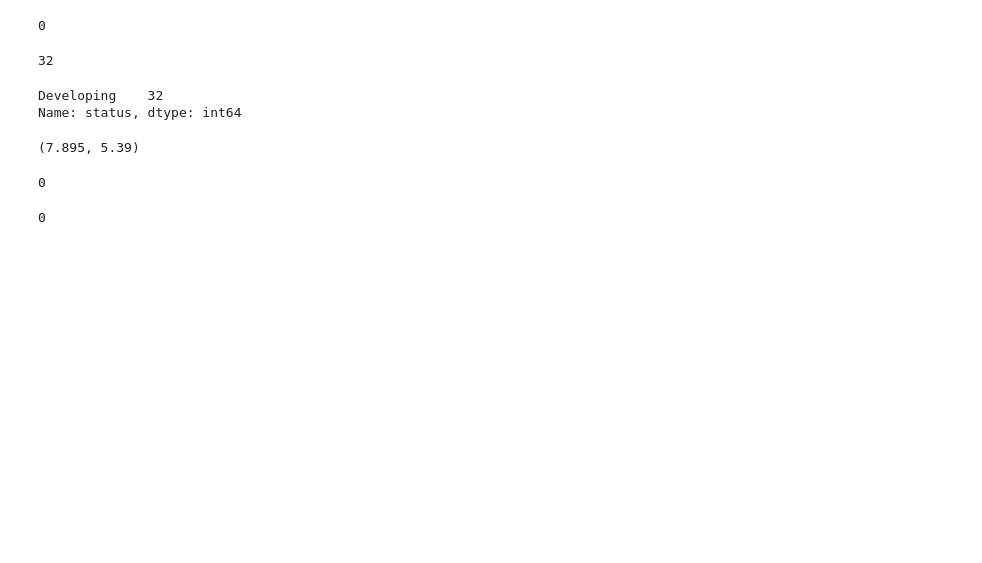
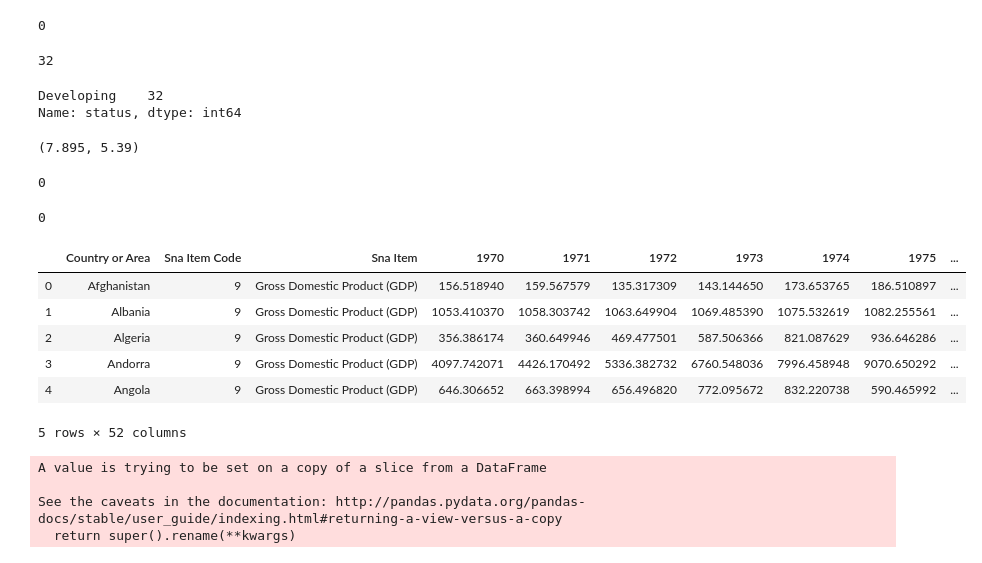
Before and after one commit to LeDorean/life_expectancy_analysis, a Jupyter notebook: notebooks/Untitled.ipynb, the cells around one changed output. Saved outputs shown, nothing was run; the diff lists cells and outputs as text; code cells hidden in the pictures; blank space fills up the shorter version.

```diff
--- a/notebooks/Untitled.ipynb
+++ b/notebooks/Untitled.ipynb
@@ -241,3 +241,22 @@ df.loc[missing_dip_index, 'diphtheria'] = missing_dip_values
 df.diphtheria.isna().sum()
 # %% [output]
 0
+# %%
+# read in gdp data from UN website
+gdp = pd.read_csv('../data/UNdata_Export_20201207_190054748.csv')
+gdp.head()
+# %% [output]
+|  | Country or Area | Sna Item Code | Sna Item | 1970 | 1971 | 1972 | 1973 | 1974 | 1975 | ... |
+| 0 | Afghanistan | 9 | Gross Domestic Product (GDP) | 156.518940 | 159.567579 | 135.317309 | 143.144650 | 173.653765 | 186.510897 | ... |
+| 1 | Albania | 9 | Gross Domestic Product (GDP) | 1053.410370 | 1058.303742 | 1063.649904 | 1069.485390 | 1075.532619 | 1082.255561 | ... |
+| 2 | Algeria | 9 | Gross Domestic Product (GDP) | 356.386174 | 360.649946 | 469.477501 | 587.506366 | 821.087629 | 936.646286 | ... |
+| 3 | Andorra | 9 | Gross Domestic Product (GDP) | 4097.742071 | 4426.170492 | 5336.382732 | 6760.548036 | 7996.458948 | 9070.650292 | ... |
+| 4 | Angola | 9 | Gross Domestic Product (GDP) | 646.306652 | 663.398994 | 656.496820 | 772.095672 | 832.220738 | 590.465992 | ... |
+5 rows × 52 columns
+# %%
+gdp.rename(columns = {'Country or Area':'Country'}, inplace = True)
+# %% [output]
+A value is trying to be set on a copy of a slice from a DataFrame
+
+See the caveats in the documentation: http://pandas.pydata.org/pandas-docs/stable/user_guide/indexing.html#returning-a-view-versus-a-copy
+  return super().rename(**kwargs)
```
Also changed, not shown: parts of 9 cells of this notebook.
